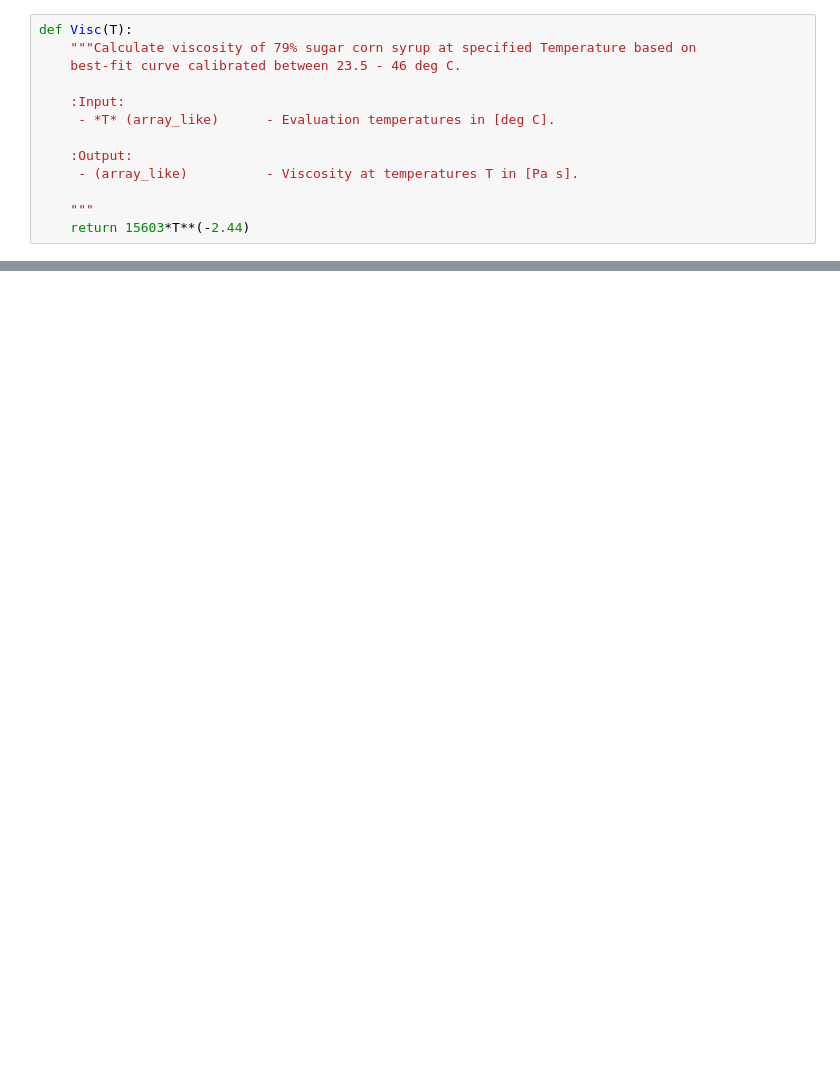
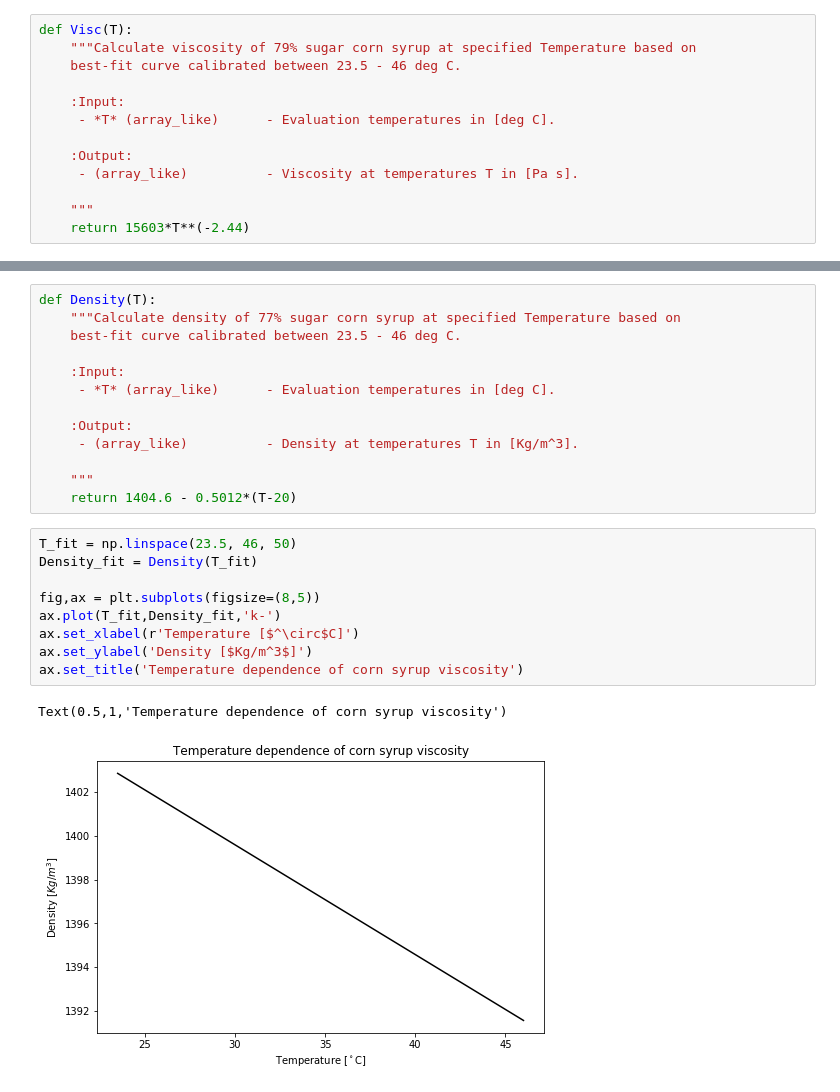
Before and after one commit to JanineBirnbaum18/3-phase-flow, a Jupyter notebook: Homogeneous flow.ipynb, the cells around one changed output, grey strips where cells are left out. Cells and saved outputs as stored; diff of their text form; blank space fills up the shorter version.

```diff
--- a/Homogeneous flow.ipynb
+++ b/Homogeneous flow.ipynb
@@ -512,0 +467,25 @@ Text(0.5,1,'Temperature dependence of corn syrup viscosity')
+# %%
+def Density(T):
+    """Calculate density of 77% sugar corn syrup at specified Temperature based on
+    best-fit curve calibrated between 23.5 - 46 deg C.
+
+    :Input:
+     - *T* (array_like)      - Evaluation temperatures in [deg C].
+
+    :Output:
+     - (array_like)          - Density at temperatures T in [Kg/m^3].
+
+    """
+    return 1404.6 - 0.5012*(T-20)
+# %%
+T_fit = np.linspace(23.5, 46, 50)
+Density_fit = Density(T_fit)
+
+fig,ax = plt.subplots(figsize=(8,5))
+ax.plot(T_fit,Density_fit,'k-')
+ax.set_xlabel(r'Temperature [$^\circ$C]')
+ax.set_ylabel('Density [$Kg/m^3$]')
+ax.set_title('Temperature dependence of corn syrup viscosity')
+# %% [output]
+Text(0.5,1,'Temperature dependence of corn syrup viscosity')
+[figure, added]
```
Also changed, not shown: parts of 10 cells of this notebook.
